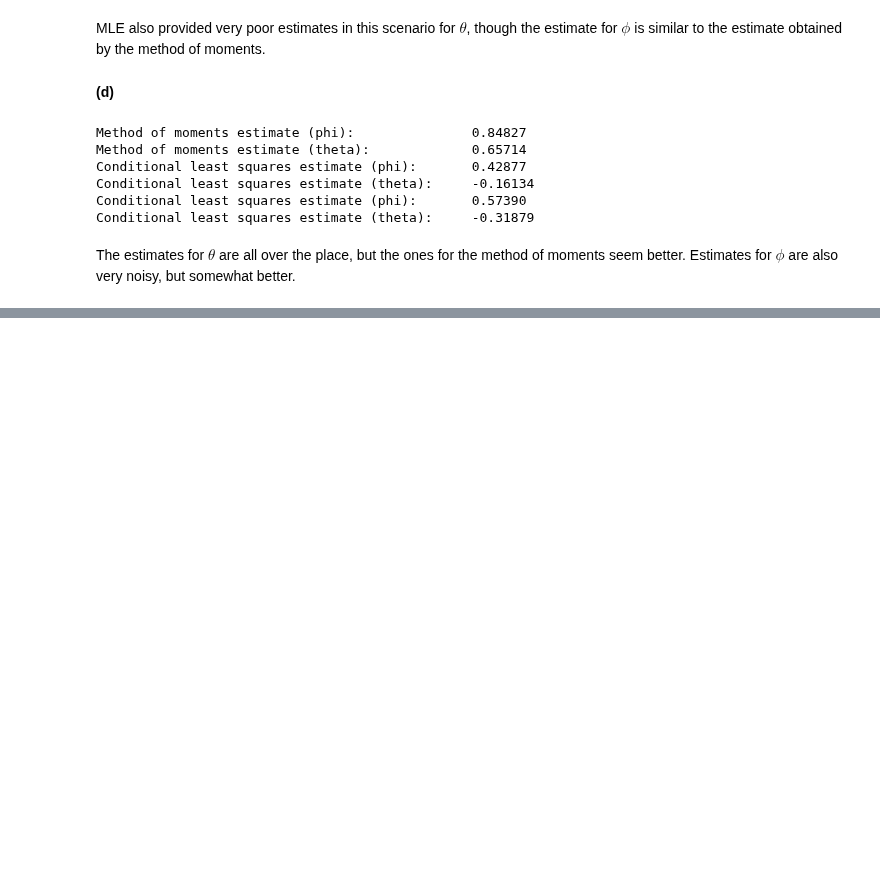
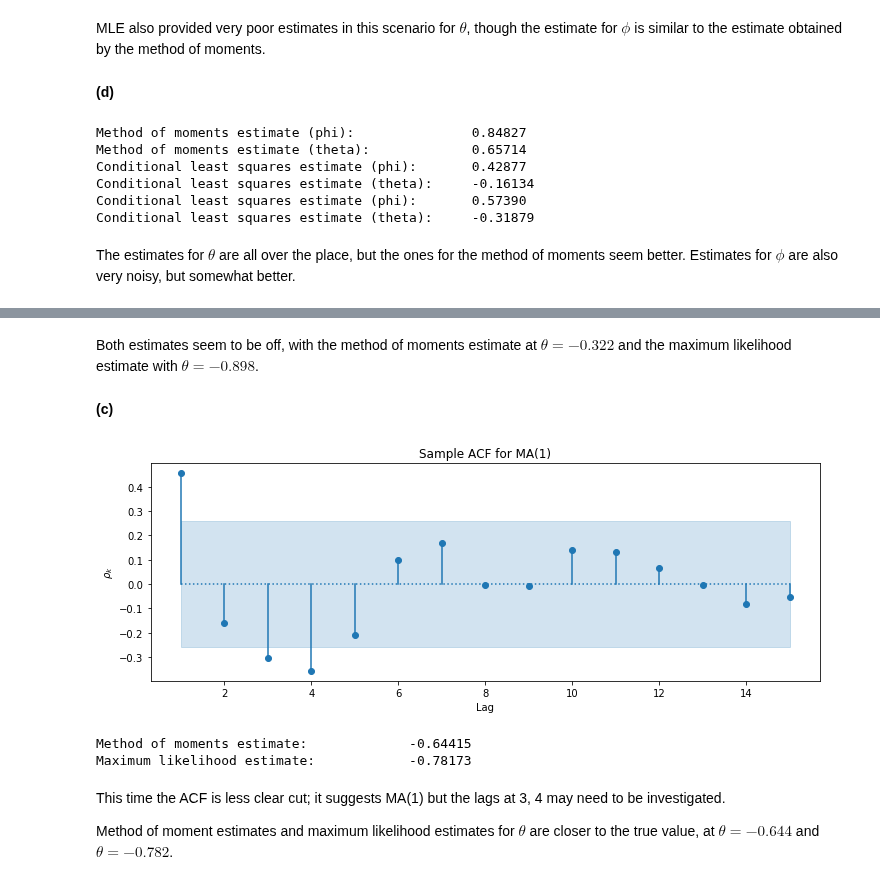
Before and after one commit to telmo-correa/time-series-analysis, a Jupyter notebook: Python/Chapter 07 (Ex 11 - 20) - Parameter Estimation.ipynb, the cells around one changed output, grey strips where cells are left out. Cells and saved outputs as stored; diff of their text form; code cells hidden in the pictures; blank space fills up the shorter version.

```diff
--- a/Python/Chapter 07 (Ex 11 - 20) - Parameter Estimation.ipynb
+++ b/Python/Chapter 07 (Ex 11 - 20) - Parameter Estimation.ipynb
@@ -441,0 +564,6 @@ The estimates for $\theta$ are all over the place, but the ones for the method o
+# %%
+def estimate_ma1_mom(x):
+    r = acf(x, fft=False, nlags=1)[1]
+    if np.abs(r) < 0.5:
+        return (-1 + np.sqrt(1 - 4 * r**2))/(2*r)
+    return np.nan
@@ -441,0 +576,22 @@ The estimates for $\theta$ are all over the place, but the ones for the method o
+# %% [markdown]
+Both estimates seem to be off, with the method of moments estimate at $\theta = -0.322$ and the maximum likelihood estimate with $\theta = -0.898$.
+# %% [markdown]
+**(c)**
+# %%
+np.random.seed(5001)
+Y = generate_arima(theta=[-0.8], n=60, distrvs=rt(4))
+
+r = acf(Y, fft=False, nlags=15)[1:]
+se = 1 / np.sqrt(len(Y))
+plot_acf_with_bounds(r, -2*se, 2*se, title='Sample ACF for MA(1)')
+
+print('Method of moments estimate: \t\t%.5f' % estimate_ma1_mom(Y))
+print('Maximum likelihood estimate: \t\t%.5f' % -ARIMA(Y, order=(0, 0, 1)).fit(method='mle').maparams[0])
+# %% [output]
+[figure, added]
+Method of moments estimate:             -0.64415
+Maximum likelihood estimate:            -0.78173
+# %% [markdown]
+This time the ACF is less clear cut; it suggests MA(1) but the lags at 3, 4 may need to be investigated.
+
+Method of moment estimates and maximum likelihood estimates for $\theta$ are closer to the true value, at $\theta = -0.644$ and $\theta = -0.782$.
```
Also changed, not shown: parts of 36 cells of this notebook, 1 other file.
